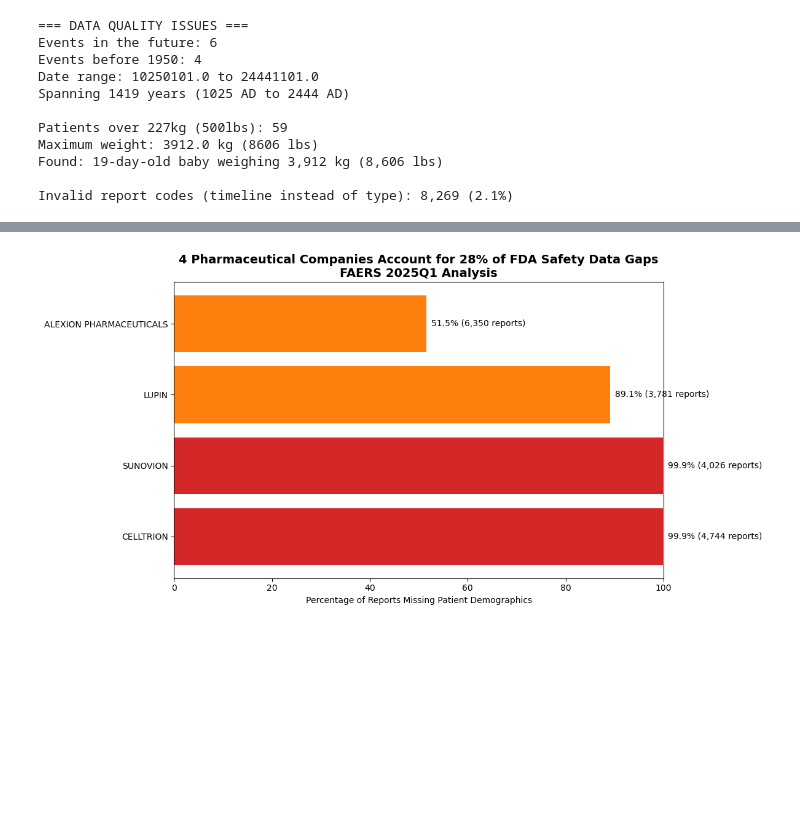
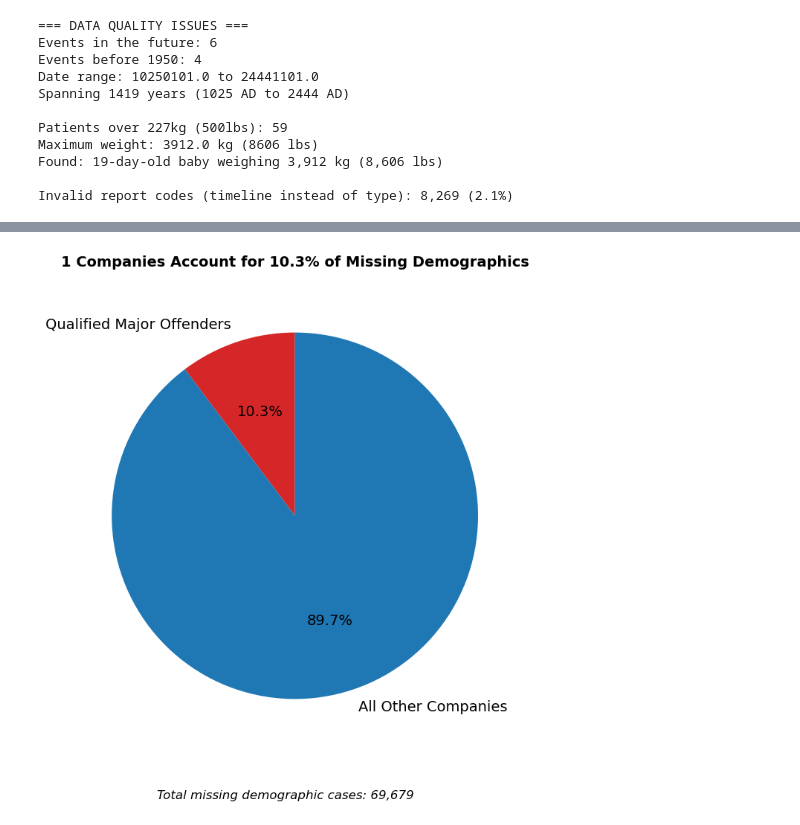
Before and after one commit to michealbeatty/faers-data-quality-2025Q1, a Jupyter notebook: ffaers_2025Q1.ipynb, the cells around one changed output, grey strips where cells are left out. Cells and saved outputs as stored; diff of their text form; code cells hidden in the pictures; blank space fills up the shorter version.

```diff
--- a/ffaers_2025Q1.ipynb
+++ b/ffaers_2025Q1.ipynb
@@ -211,10 +290,19 @@ print()
 
 # Get report volumes for the 100% non-compliant companies
 perfect_non_compliant = missing_rates[missing_rates == 100.0]
-print("Companies with 100% missing demographics:")
+
+# Filter to only companies with >1,000 reports
+perfect_non_compliant = perfect_non_compliant[
+    perfect_non_compliant.index.to_series().map(
+        lambda c: demo_df['mfr_sndr'].value_counts().get(c, 0) > 1000
+    )
+]
+
+print("Companies with 100% missing demographics (over 1,000 reports):")
 for company in perfect_non_compliant.index:
     volume = demo_df[demo_df['mfr_sndr'] == company].shape[0]
-    print(f"{company.upper()}: {volume:,} reports (100% missing)")
+    print(f"{company}: {volume:,} reports (100% missing)")
+
 
 # Summary stats
 volumes = [demo_df[demo_df['mfr_sndr'] == company].shape[0]
@@ -228,10 +316,6 @@ high_volume_missing = missing_rates[missing_rates.index.isin(high_volume_compani
 
 print(f"\nHigh-volume companies (Top 20 by report count) - Missing demographic rates:")
 print(high_volume_missing.sort_values(ascending=False).head(10))
-
-# Focus on major offenders
-major_offenders = ['CELLTRION', 'SUNOVION', 'LUPIN', 'ALEXION PHARMACEUTICALS']
-total_missing_from_offenders = 0
 
 print(f"\n=== MAJOR COMPLIANCE VIOLATIONS ===")
 for company in major_offenders:
@@ -247,6 +331,42 @@ for company in major_offenders:
 
 print(f"\n4 companies account for {total_missing_from_offenders:,} of {len(all_missing_demo):,} missing cases")
 print(f"That represents {total_missing_from_offenders/len(all_missing_demo)*100:.1f}% of the entire demographic data problem")
+
+# Define real criteria for major offenders
+MIN_REPORTS = 3500
+MIN_MISSING_PCT = 50
+
+# Filter companies that meet both criteria
+offender_df = summary_df[
+    (summary_df['Total Reports'] >= MIN_REPORTS) &
+    (summary_df['Percent Missing'] >= MIN_MISSING_PCT)
+].sort_values('Percent Missing', ascending=False)
+
+# List the real offenders
+print("\n=== REVISED MAJOR OFFENDERS (BASED ON CRITERIA) ===")
+print(offender_df.to_string())
+
+# Store offender names and counts for charting
+major_offenders = offender_df.index.tolist()
+offender_counts = offender_df['Missing All Demographics'].tolist()
+offender_rates = offender_df['Percent Missing'].tolist()
+
+# Revised pie chart
+total_missing_from_offenders = sum(offender_counts)
+labels = ['Qualified Major Offenders', 'All Other Companies']
+sizes = [total_missing_from_offenders, len(all_missing_demo) - total_missing_from_offenders]
+sizes = [s / sum(sizes) * 100 for s in sizes]
+
+fig, ax = plt.subplots(figsize=(10, 8))
+wedges, texts, autotexts = ax.pie(sizes, labels=labels, autopct='%1.1f%%',
+                                  colors=['#d62728', '#1f77b4'], startangle=90,
+                                  textprops={'fontsize': 14})
+ax.set_title(f"{len(major_offenders)} Companies Account for {sizes[0]:.1f}% of Missing Demographics",
+             fontsize=14, fontweight='bold', pad=20)
+plt.figtext(0.5, 0.02, f'Total missing demographic cases: {len(all_missing_demo):,}',
+            ha='center', fontsize=12, style='italic')
+plt.savefig("images/revised_major_offenders_pie.png", dpi=300, bbox_inches='tight')
+plt.show()
 # %% [output]
 === PHARMACEUTICAL COMPLIANCE ANALYSIS ===
 Top companies by missing demographic rates:
@@ -268,25 +388,4 @@ That represents 27.8% of the entire demographic data problem
+[figure, added]
-# %%
-# The main story - 4 companies driving the problem
-major_offenders = ['CELLTRION', 'SUNOVION', 'LUPIN', 'ALEXION PHARMACEUTICALS']
-offender_rates = [99.94, 99.90, 89.13, 51.53]
-offender_counts = [4744, 4026, 3781, 6350]
-
-fig, ax = plt.subplots(figsize=(12, 6))
-bars = ax.barh(major_offenders, offender_rates, color=['#d62728', '#d62728', '#ff7f0e', '#ff7f0e'])
-ax.set_xlabel('Percentage of Reports Missing Patient Demographics')
-ax.set_title('4 Pharmaceutical Companies Account for 28% of FDA Safety Data Gaps\nFAERS 2025Q1 Analysis', fontsize=14, fontweight='bold')
-ax.set_xlim(0, 100)
-
-# Add data labels
-for i, (rate, count) in enumerate(zip(offender_rates, offender_counts)):
-    ax.text(rate + 1, i, f'{rate:.1f}% ({count:,} reports)', va='center')
-
-plt.tight_layout()
-# Save figure to disk
-plt.savefig("images/top_4_offenders.png", dpi=300, bbox_inches='tight')
-plt.show()
-# %% [output]
-[figure, removed]
 # %%
 # ===================================================================
 # 6. VERIFICATION AND FINAL SUMMARY
```
Also changed, not shown: parts of 9 cells of this notebook.
